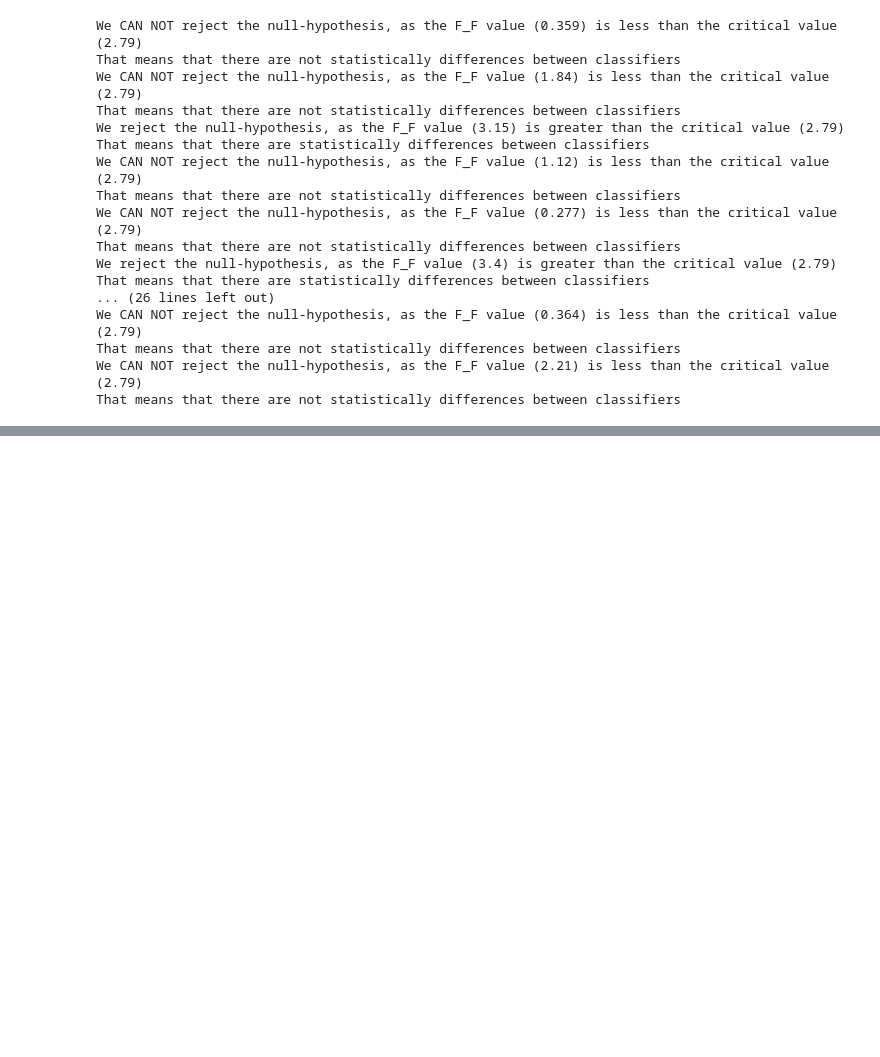
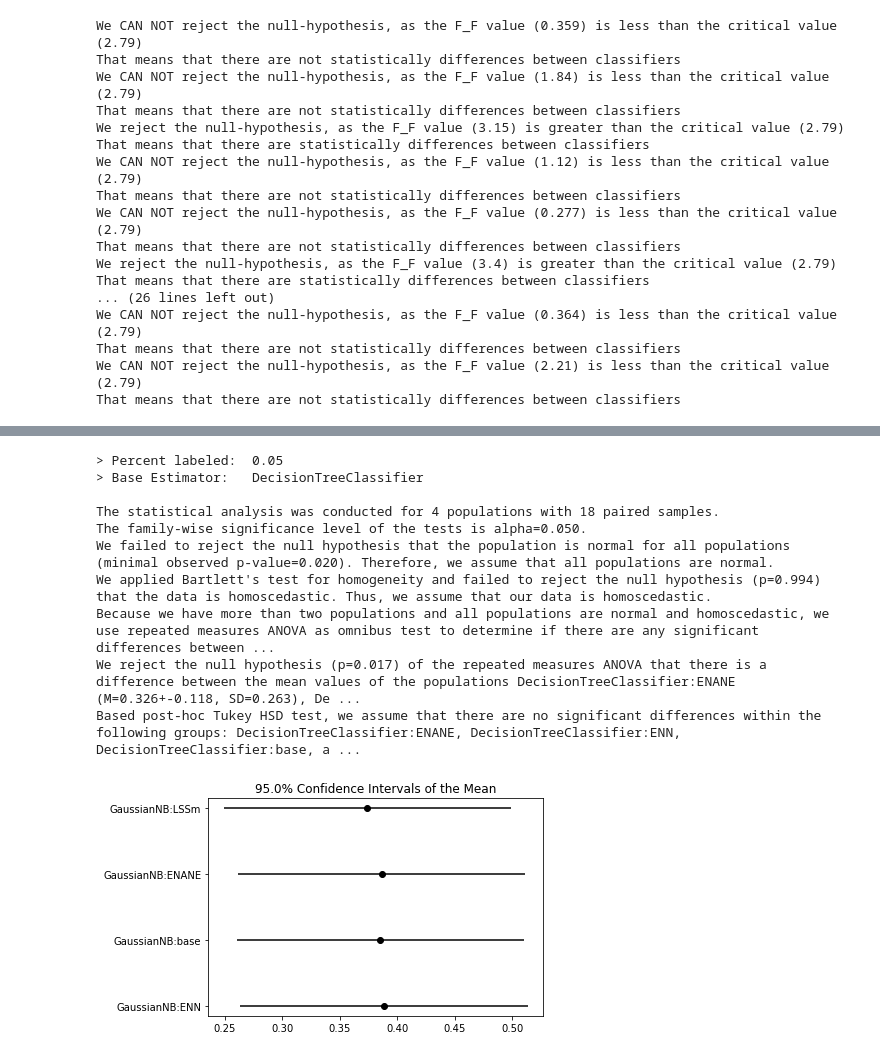
Before and after one commit to dpuenteramirez/Semisupervised-learning-and-instance-selection-methods, a Jupyter notebook: experimentation/rank_statistics.ipynb, the cells around one changed output, grey strips where cells are left out. Cells and saved outputs as stored; diff of their text form; code cells hidden in the pictures; blank space fills up the shorter version.

```diff
--- a/experimentation/rank_statistics.ipynb
+++ b/experimentation/rank_statistics.ipynb
@@ -200,0 +257,15 @@ That means that there are not statistically differences between classifiers
+# %%
+percent, base = keys_list[1]
+print_report(percent, base, results[(percent, base)])
+# %% [output]
+> Percent labeled:  0.05
+> Base Estimator:   DecisionTreeClassifier
+
+The statistical analysis was conducted for 4 populations with 18 paired samples.
+The family-wise significance level of the tests is alpha=0.050.
+We failed to reject the null hypothesis that the population is normal for all populations (minimal observed p-value=0.020). Therefore, we assume that all populations are normal.
+We applied Bartlett's test for homogeneity and failed to reject the null hypothesis (p=0.994) that the data is homoscedastic. Thus, we assume that our data is homoscedastic.
+Because we have more than two populations and all populations are normal and homoscedastic, we use repeated measures ANOVA as omnibus test to determine if there are any significant differences between ...
+We reject the null hypothesis (p=0.017) of the repeated measures ANOVA that there is a difference between the mean values of the populations DecisionTreeClassifier:ENANE (M=0.326+-0.118, SD=0.263), De ...
+Based post-hoc Tukey HSD test, we assume that there are no significant differences within the following groups: DecisionTreeClassifier:ENANE, DecisionTreeClassifier:ENN, DecisionTreeClassifier:base, a ...
+[figure, added]
```
Also changed, not shown: parts of 29 cells of this notebook, 22 other files.
